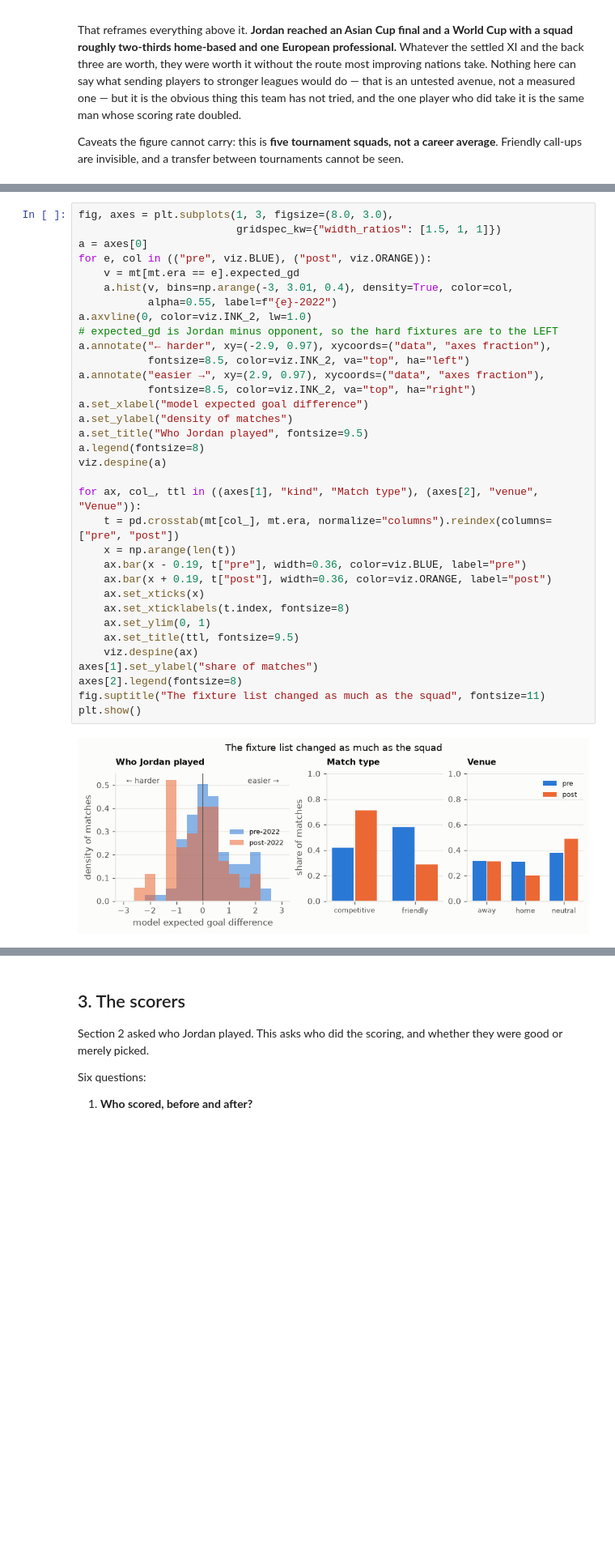
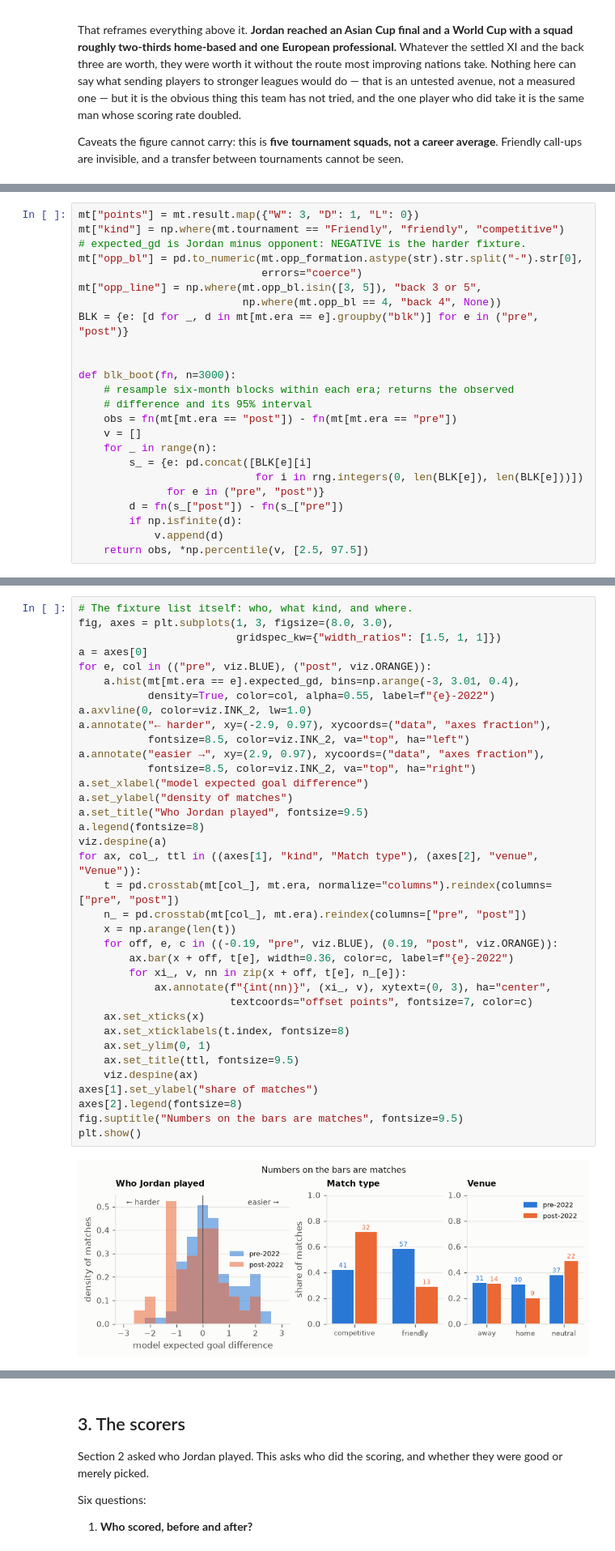
Before and after one commit to mqedan217/jordan-football-strength, a Jupyter notebook: notebooks/03_where_the_goals_came_from.ipynb, the cells around one changed output, grey strips where cells are left out. Shown at 81% size. Cells and saved outputs as stored; diff of their text form; blank space fills up the shorter version.

```diff
--- a/notebooks/03_where_the_goals_came_from.ipynb
+++ b/notebooks/03_where_the_goals_came_from.ipynb
@@ -684,0 +677,24 @@ BAND_LBL = [b.replace(" ", chr(10)) for b in BANDS]
+# %%
+mt["points"] = mt.result.map({"W": 3, "D": 1, "L": 0})
+mt["kind"] = np.where(mt.tournament == "Friendly", "friendly", "competitive")
+# expected_gd is Jordan minus opponent: NEGATIVE is the harder fixture.
+mt["opp_bl"] = pd.to_numeric(mt.opp_formation.astype(str).str.split("-").str[0],
+                             errors="coerce")
+mt["opp_line"] = np.where(mt.opp_bl.isin([3, 5]), "back 3 or 5",
+                          np.where(mt.opp_bl == 4, "back 4", None))
+BLK = {e: [d for _, d in mt[mt.era == e].groupby("blk")] for e in ("pre", "post")}
+
+
+def blk_boot(fn, n=3000):
+    # resample six-month blocks within each era; returns the observed
+    # difference and its 95% interval
+    obs = fn(mt[mt.era == "post"]) - fn(mt[mt.era == "pre"])
+    v = []
+    for _ in range(n):
+        s_ = {e: pd.concat([BLK[e][i]
+                            for i in rng.integers(0, len(BLK[e]), len(BLK[e]))])
+              for e in ("pre", "post")}
+        d = fn(s_["post"]) - fn(s_["pre"])
+        if np.isfinite(d):
+            v.append(d)
+    return obs, *np.percentile(v, [2.5, 97.5])
@@ -685,36 +741,38 @@ BAND_LBL = [b.replace(" ", chr(10)) for b in BANDS]
 # %%
+# The fixture list itself: who, what kind, and where.
 fig, axes = plt.subplots(1, 3, figsize=(8.0, 3.0),
                          gridspec_kw={"width_ratios": [1.5, 1, 1]})
 a = axes[0]
 for e, col in (("pre", viz.BLUE), ("post", viz.ORANGE)):
-    v = mt[mt.era == e].expected_gd
-    a.hist(v, bins=np.arange(-3, 3.01, 0.4), density=True, color=col,
-           alpha=0.55, label=f"{e}-2022")
+    a.hist(mt[mt.era == e].expected_gd, bins=np.arange(-3, 3.01, 0.4),
+           density=True, color=col, alpha=0.55, label=f"{e}-2022")
 a.axvline(0, color=viz.INK_2, lw=1.0)
-# expected_gd is Jordan minus opponent, so the hard fixtures are to the LEFT
 a.annotate("← harder", xy=(-2.9, 0.97), xycoords=("data", "axes fraction"),
            fontsize=8.5, color=viz.INK_2, va="top", ha="left")
 a.annotate("easier →", xy=(2.9, 0.97), xycoords=("data", "axes fraction"),
            fontsize=8.5, color=viz.INK_2, va="top", ha="right")
 a.set_xlabel("model expected goal difference")
 a.set_ylabel("density of matches")
 a.set_title("Who Jordan played", fontsize=9.5)
 a.legend(fontsize=8)
 viz.despine(a)
-
 for ax, col_, ttl in ((axes[1], "kind", "Match type"), (axes[2], "venue", "Venue")):
     t = pd.crosstab(mt[col_], mt.era, normalize="columns").reindex(columns=["pre", "post"])
+    n_ = pd.crosstab(mt[col_], mt.era).reindex(columns=["pre", "post"])
     x = np.arange(len(t))
-    ax.bar(x - 0.19, t["pre"], width=0.36, color=viz.BLUE, label="pre")
-    ax.bar(x + 0.19, t["post"], width=0.36, color=viz.ORANGE, label="post")
+    for off, e, c in ((-0.19, "pre", viz.BLUE), (0.19, "post", viz.ORANGE)):
+        ax.bar(x + off, t[e], width=0.36, color=c, label=f"{e}-2022")
+        for xi_, v, nn in zip(x + off, t[e], n_[e]):
+            ax.annotate(f"{int(nn)}", (xi_, v), xytext=(0, 3), ha="center",
+                        textcoords="offset points", fontsize=7, color=c)
     ax.set_xticks(x)
     ax.set_xticklabels(t.index, fontsize=8)
     ax.set_ylim(0, 1)
     ax.set_title(ttl, fontsize=9.5)
     viz.despine(ax)
 axes[1].set_ylabel("share of matches")
 axes[2].legend(fontsize=8)
-fig.suptitle("The fixture list changed as much as the squad", fontsize=11)
+fig.suptitle("Numbers on the bars are matches", fontsize=9.5)
 plt.show()
 # %% [output]
-[figure, old version]
+[figure, new version]
```
Also changed, not shown: parts of 10 cells of this notebook, 5 other files.
